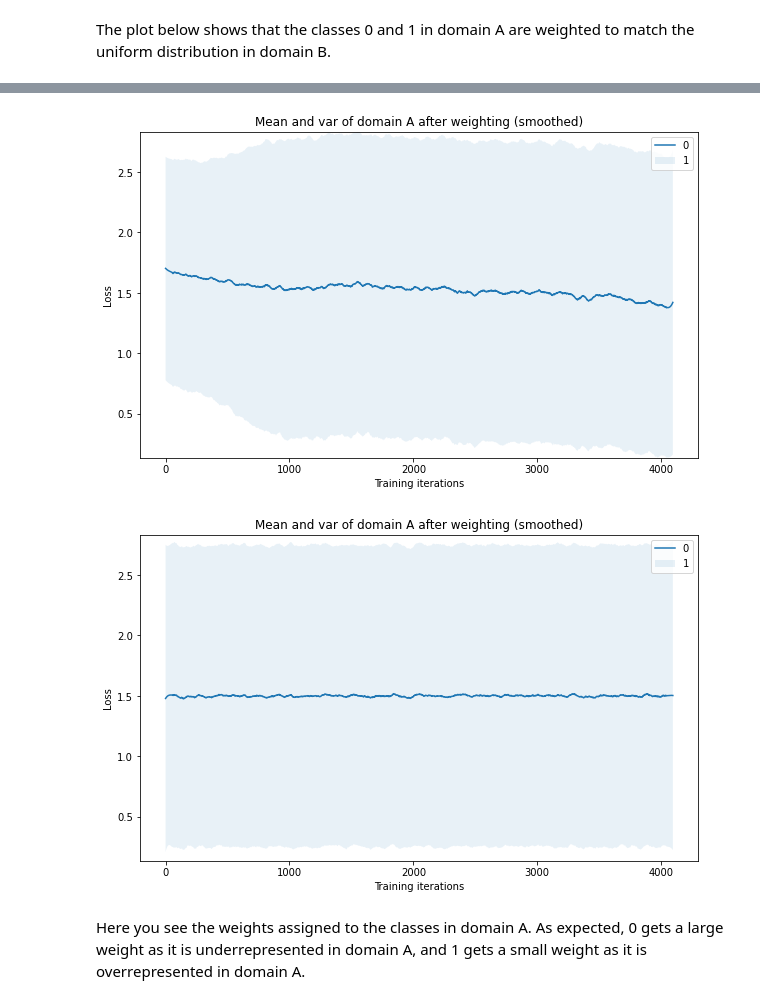
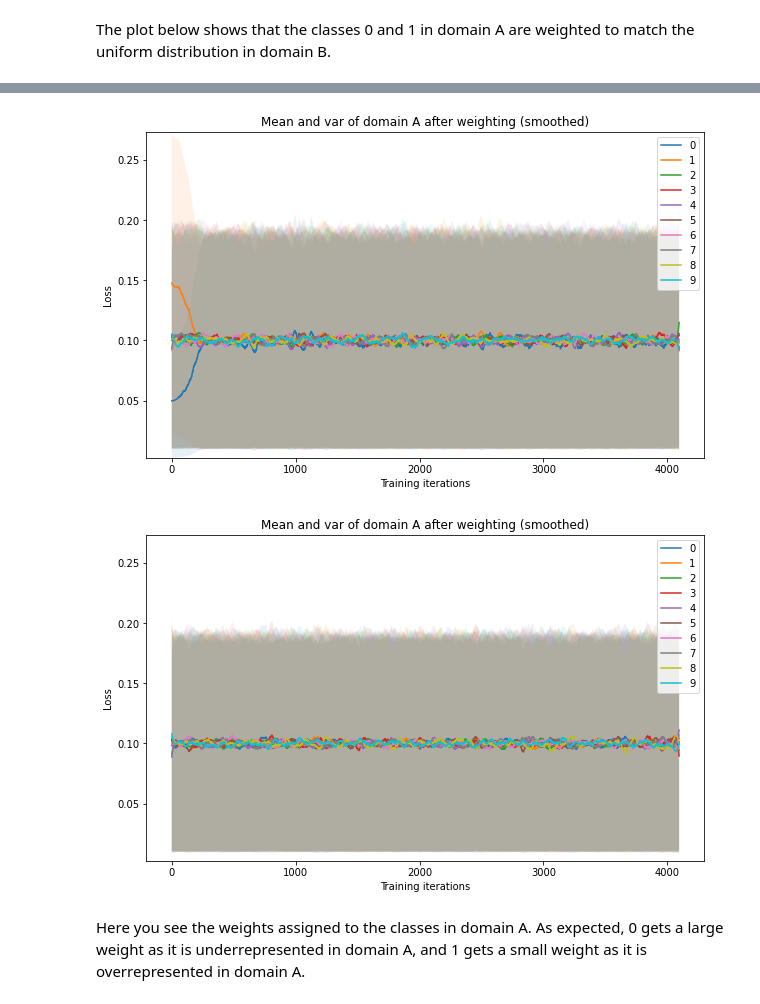
Before and after one commit to MichelleAppel/distribution-aware-image-to-image-translation, a Jupyter notebook: toy_examples/n_centered_moment.ipynb, the cells around one changed output, grey strips where cells are left out. Saved outputs shown, nothing was run; the diff lists cells and outputs as text; code cells hidden in the pictures.

Commit message:
fixed bug in adaptive plot range

```diff
--- a/toy_examples/n_centered_moment.ipynb
+++ b/toy_examples/n_centered_moment.ipynb
@@ -94,16 +94,16 @@ class Dataset(Dataset):
 In this example we have 2 domains with 10 classes. Only the first two classes have a different probability.
 # %%
 batch_size = 512
-type = 'raw'
+type = 'one-hot'
 
 # Settings for domain A
-# dataset_A = Dataset(distribution=[0.05, 0.15, 0.1, 0.1, 0.1, 0.1, 0.1, 0.1, 0.1, 0.1], type=type)
-dataset_A = Dataset(distribution=[0.1, 0.4, 0.25, 0.25], type=type)
+dataset_A = Dataset(distribution=[0.05, 0.15, 0.1, 0.1, 0.1, 0.1, 0.1, 0.1, 0.1, 0.1], type=type)
+# dataset_A = Dataset(distribution=[0.1, 0.4, 0.25, 0.25], type=type)
 dataloader_A = DataLoader(dataset_A, batch_size, shuffle=True)
 
 # Settings for domain B
-# dataset_B = Dataset(distribution=[0.1, 0.1, 0.1, 0.1, 0.1, 0.1, 0.1, 0.1, 0.1, 0.1], type=type)
-dataset_B = Dataset(distribution=[0.25, 0.25, 0.25, 0.25], type=type)
+dataset_B = Dataset(distribution=[0.1, 0.1, 0.1, 0.1, 0.1, 0.1, 0.1, 0.1, 0.1, 0.1], type=type)
+# dataset_B = Dataset(distribution=[0.25, 0.25, 0.25, 0.25], type=type)
 dataloader_B = DataLoader(dataset_B, batch_size, shuffle=True)
 # %%
 class WeightNet(nn.Module):
@@ -114,12 +114,14 @@ class WeightNet(nn.Module):
         self.input_dim = input_dim
 
         self.fc1 = nn.Linear(self.input_dim, 10)
-        self.fc2 = nn.Linear(10, 1)
+        self.fc2 = nn.Linear(10, 10)
+        self.fc3 = nn.Linear(10, 1)
         self.softmax = nn.Softmax(0)
 
     def forward(self, x):
         h1 = torch.sigmoid(self.fc1(x))
-        out = self.fc2(h1)
+        h2 = self.fc2(h1)
+        out = self.fc3(h2)
         return self.softmax(out)
 # %%
 def n_centered_moment(x, w, n):
@@ -207,3 +209,10 @@ step 4000 loss_w:  0.002063966589048505
+# %%
+moments_A = torch.Tensor(moments_A)
+moments_B = torch.Tensor(moments_B)
+means_A = torch.Tensor(means_A)
+means_B = torch.Tensor(means_B)
+vars_A = torch.Tensor(vars_A)
+vars_B = torch.Tensor(vars_B)
 # %% [markdown]
 ## Results
 In the plot below we see that the loss of W is going down.
@@ -293,28 +302,28 @@ plt.show()
 # %%
 plt.figure(figsize=(10,6))
 plt.title('Mean and var of domain A after weighting (smoothed)')
 plt.xlabel('Training iterations')
 plt.ylabel('Loss')
-plt.ylim(ymax = max(smoothed_means_A + smoothed_vars_A), ymin = min(smoothed_means_A - smoothed_vars_A))
+plt.ylim(ymax = (smoothed_means_A + smoothed_vars_A).max(), ymin = (smoothed_means_A - smoothed_vars_A).min())
 plt.plot(smoothed_means_A)
 for i in range(smoothed_means_A.shape[1]):
   plt.fill_between(np.arange(len(smoothed_means_A)), (smoothed_means_A - smoothed_vars_A)[:, i], (smoothed_means_A + smoothed_vars_A)[:, i], alpha=0.1)
-plt.legend(np.arange(len(dataset_A.distribution)))
+plt.legend(np.arange(len(moments_A[0])))
 plt.show()
 
 plt.figure(figsize=(10,6))
 plt.title('Mean and var of domain A after weighting (smoothed)')
 plt.xlabel('Training iterations')
 plt.ylabel('Loss')
-plt.ylim(ymax = max(smoothed_means_A + smoothed_vars_A), ymin = min(smoothed_means_A - smoothed_vars_A))
+plt.ylim(ymax = (smoothed_means_A + smoothed_vars_A).max(), ymin = (smoothed_means_A - smoothed_vars_A).min())
 plt.plot(smoothed_means_B)
 for i in range(smoothed_means_B.shape[1]):
   plt.fill_between(np.arange(len(smoothed_means_B)), (smoothed_means_B - smoothed_vars_B)[:, i], (smoothed_means_B + smoothed_vars_B)[:, i], alpha=0.1)
-plt.legend(np.arange(len(dataset_A.distribution)))
+plt.legend(np.arange(len(moments_A[0])))
 plt.show()
 # %% [output]
-[figure, old version]
+[figure, new version]
-[figure, old version]
+[figure, new version]
 # %% [markdown]
 Here you see the weights assigned to the classes in domain A. As expected, 0 gets a large weight as it is underrepresented in domain A, and 1 gets a small weight as it is overrepresented in domain A.
 # %%
```
Also changed, not shown: parts of 6 cells of this notebook.
